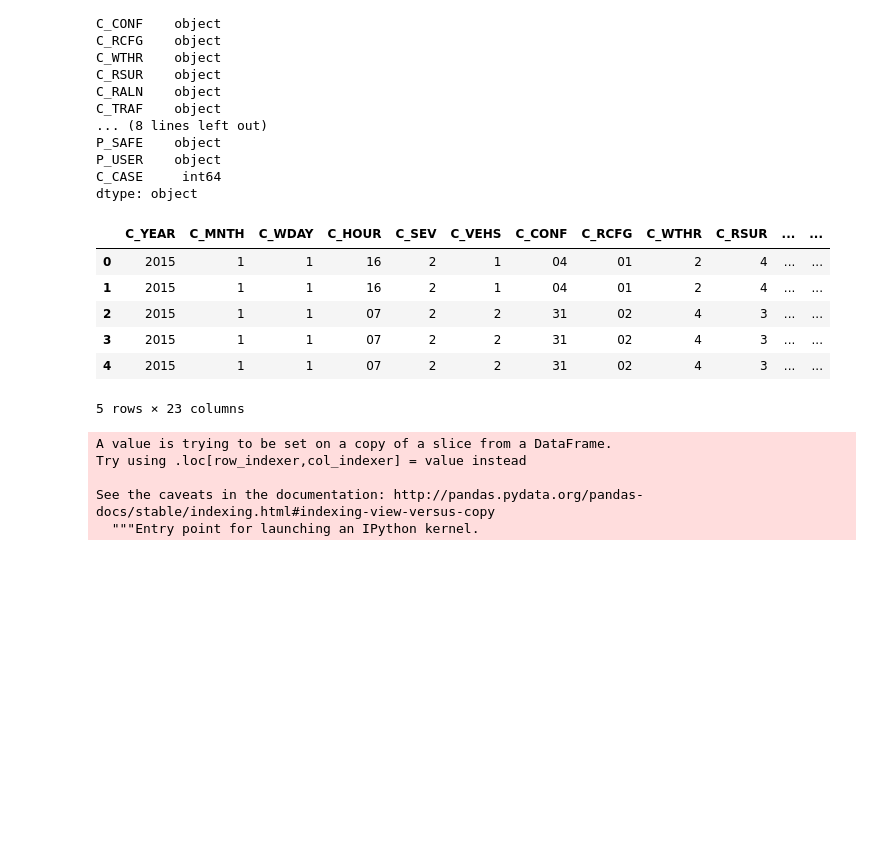
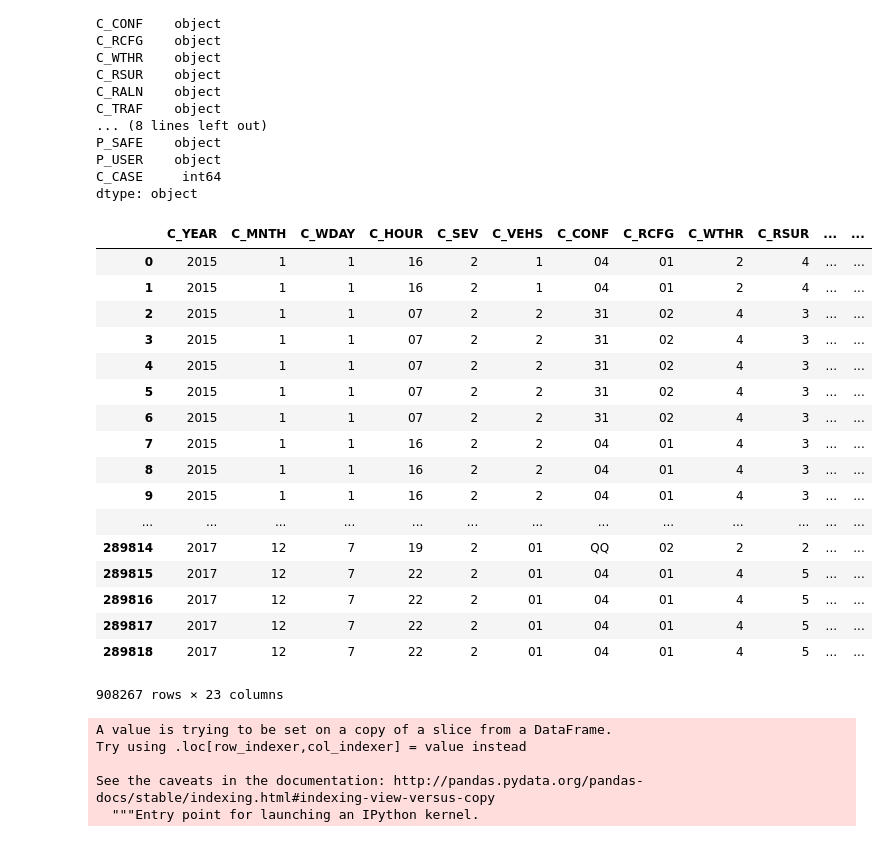
Before and after one commit to frpatel/team5-NCDB, a Jupyter notebook: project1-NCDB.ipynb, the cells around one changed output. Cells and saved outputs as stored; diff of their text form; code cells hidden in the pictures; blank space fills up the shorter version.

```diff
--- a/project1-NCDB.ipynb
+++ b/project1-NCDB.ipynb
@@ -48,15 +48,26 @@ dtype: object
 # %%
 df_without_uu = df_ncdb[df_ncdb['C_MNTH']!='UU']
 # %%
-df_without_uu.head()
+df_without_uu
 # %% [output]
 |  | C_YEAR | C_MNTH | C_WDAY | C_HOUR | C_SEV | C_VEHS | C_CONF | C_RCFG | C_WTHR | C_RSUR | ... | ... |
 | 0 | 2015 | 1 | 1 | 16 | 2 | 1 | 04 | 01 | 2 | 4 | ... | ... |
 | 1 | 2015 | 1 | 1 | 16 | 2 | 1 | 04 | 01 | 2 | 4 | ... | ... |
 | 2 | 2015 | 1 | 1 | 07 | 2 | 2 | 31 | 02 | 4 | 3 | ... | ... |
 | 3 | 2015 | 1 | 1 | 07 | 2 | 2 | 31 | 02 | 4 | 3 | ... | ... |
 | 4 | 2015 | 1 | 1 | 07 | 2 | 2 | 31 | 02 | 4 | 3 | ... | ... |
+| 5 | 2015 | 1 | 1 | 07 | 2 | 2 | 31 | 02 | 4 | 3 | ... | ... |
+| 6 | 2015 | 1 | 1 | 07 | 2 | 2 | 31 | 02 | 4 | 3 | ... | ... |
+| 7 | 2015 | 1 | 1 | 16 | 2 | 2 | 04 | 01 | 4 | 3 | ... | ... |
+| 8 | 2015 | 1 | 1 | 16 | 2 | 2 | 04 | 01 | 4 | 3 | ... | ... |
+| 9 | 2015 | 1 | 1 | 16 | 2 | 2 | 04 | 01 | 4 | 3 | ... | ... |
+| ... | ... | ... | ... | ... | ... | ... | ... | ... | ... | ... | ... | ... |
+| 289814 | 2017 | 12 | 7 | 19 | 2 | 01 | QQ | 02 | 2 | 2 | ... | ... |
+| 289815 | 2017 | 12 | 7 | 22 | 2 | 01 | 04 | 01 | 4 | 5 | ... | ... |
+| 289816 | 2017 | 12 | 7 | 22 | 2 | 01 | 04 | 01 | 4 | 5 | ... | ... |
+| 289817 | 2017 | 12 | 7 | 22 | 2 | 01 | 04 | 01 | 4 | 5 | ... | ... |
+| 289818 | 2017 | 12 | 7 | 22 | 2 | 01 | 04 | 01 | 4 | 5 | ... | ... |
-5 rows × 23 columns
+908267 rows × 23 columns
 # %%
 df_without_uu['C_MNTH'] = df_without_uu['C_MNTH'].astype(str).astype(int)
 # %% [output]
```
Also changed, not shown: parts of 15 cells of this notebook, 1 other file.
